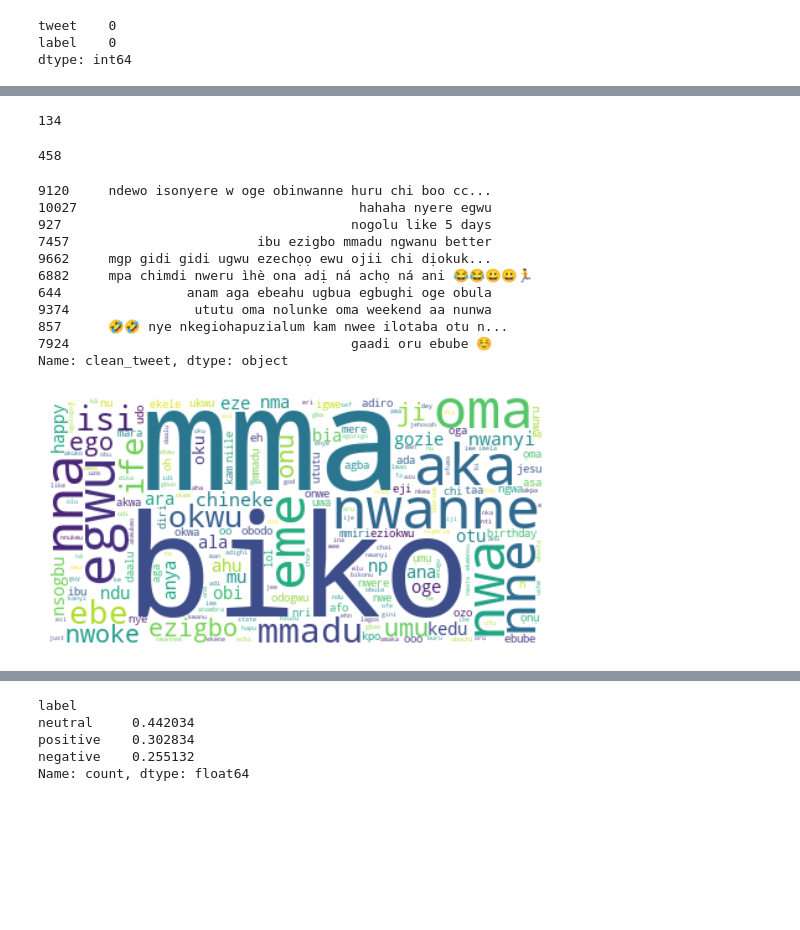
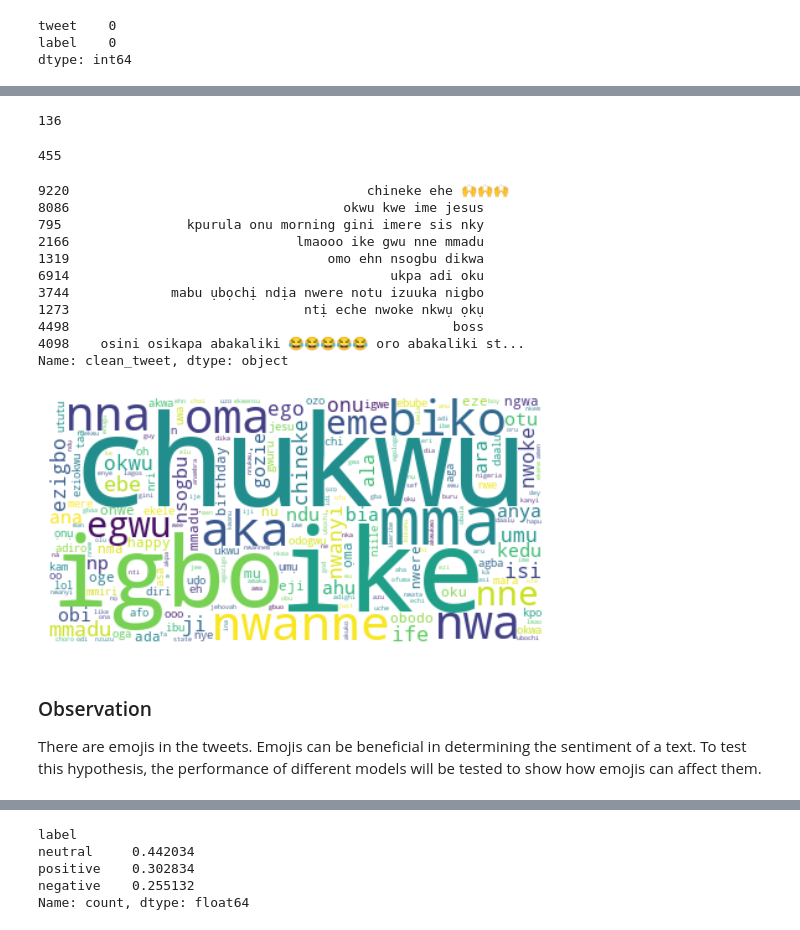
Before and after one commit to PeaceUdoka/Igbo-AI-translator, a Jupyter notebook: Sentiment Analysis.ipynb, the cells around one changed output, grey strips where cells are left out. Drawn from its saved outputs; the diff is of its cells as text; code cells hidden in the pictures; blank space fills up the shorter version.

```diff
--- a/Sentiment Analysis.ipynb
+++ b/Sentiment Analysis.ipynb
@@ -169,9 +188,13 @@ IGBO_STOPWORDS = {
     "ha",
     "unu",
     "anyị",
+    "anyi",
+    "gi"
     "gị",
     "m",
     "mụ",
+    "bụ",
+    "bu",
     "ọ bụla",
     "ọbụna",
     "gịnị",
@@ -289,15 +312,15 @@ IGBO_STOPWORDS = {
 
 print(len(IGBO_STOPWORDS))
 # %% [output]
-134
+136
 # %%
 for word, freq in sorted_vocab.items():
-  if freq >= 600 and word not in IGBO_STOPWORDS:
+  if freq >= 1000 and word not in IGBO_STOPWORDS:
     IGBO_STOPWORDS.add(word)
 IGBO_STOPWORDS = IGBO_STOPWORDS.union(ENGLISH_STOP_WORDS)
 print(len(IGBO_STOPWORDS))
 # %% [output]
-458
+455
 # %%
 def remove_stopwords(text, stopwords):
     words = text.split()  # tokenize by whitespace
@@ -309,23 +332,27 @@ data["clean_tweet"] = data["clean_tweet"].apply(lambda row: remove_stopwords(row
 
 data["clean_tweet"].sample(10)
 # %% [output]
-9120     ndewo isonyere w oge obinwanne huru chi boo cc...
-10027                                    hahaha nyere egwu
-927                                     nogolu like 5 days
-7457                        ibu ezigbo mmadu ngwanu better
-9662     mgp gidi gidi ugwu ezechọọ ewu ojii chi dịokuk...
-6882     mpa chimdi nweru ìhè ona adị ná achọ ná ani 😂😂😀😀🏃
-644                anam aga ebeahu ugbua egbughi oge obula
-9374                ututu oma nolunke oma weekend aa nunwa
-857      🤣🤣 nye nkegiohapuzialum kam nwee ilotaba otu n...
-7924                                    gaadi oru ebube ☺️
+9220                                      chineke ehe 🙌🙌🙌
+8086                                   okwu kwe ime jesus
+795                kpurula onu morning gini imere sis nky
+2166                             lmaooo ike gwu nne mmadu
+1319                                 omo ehn nsogbu dikwa
+6914                                         ukpa adi oku
+3744             mabu ụbọchị ndịa nwere notu izuuka nigbo
+1273                              ntị eche nwoke nkwụ ọkụ
+4498                                                 boss
+4098    osini osikapa abakaliki 😂😂😂😂😂 oro abakaliki st...
 Name: clean_tweet, dtype: object
 # %%
 # create word cloud for the review body
-words = " ".join([t for t in data['clean_tweet']])
-word_cloud = WordCloud(stopwords = IGBO_STOPWORDS, collocations = False, background_color = 'white').generate(words)
+text = " ".join([t for t in data['clean_tweet']])
+word_cloud = WordCloud(stopwords = IGBO_STOPWORDS, collocations = False, background_color = 'white').generate(text)
 plt.imshow(word_cloud, interpolation='bilinear')
 plt.axis("off")
 plt.show()
 # %% [output]
-[figure, old version]
+[figure, new version]
+# %% [markdown]
+### Observation
+
+There are emojis in the tweets. Emojis can be beneficial in determining the sentiment of a text. To test this hypothesis, the performance of different models will be tested to show how emojis can affect them.
```
Also changed, not shown: parts of 55 cells of this notebook.
